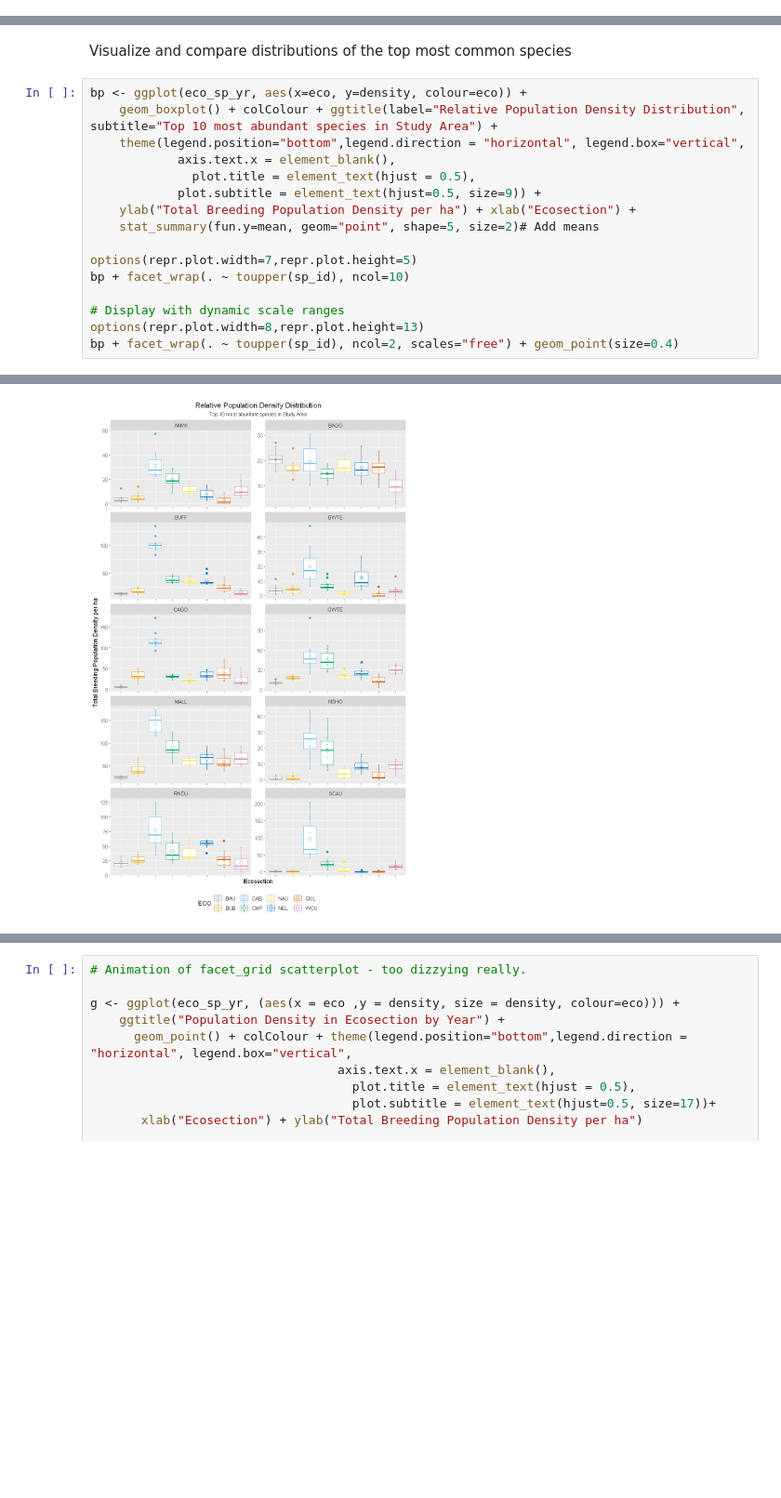
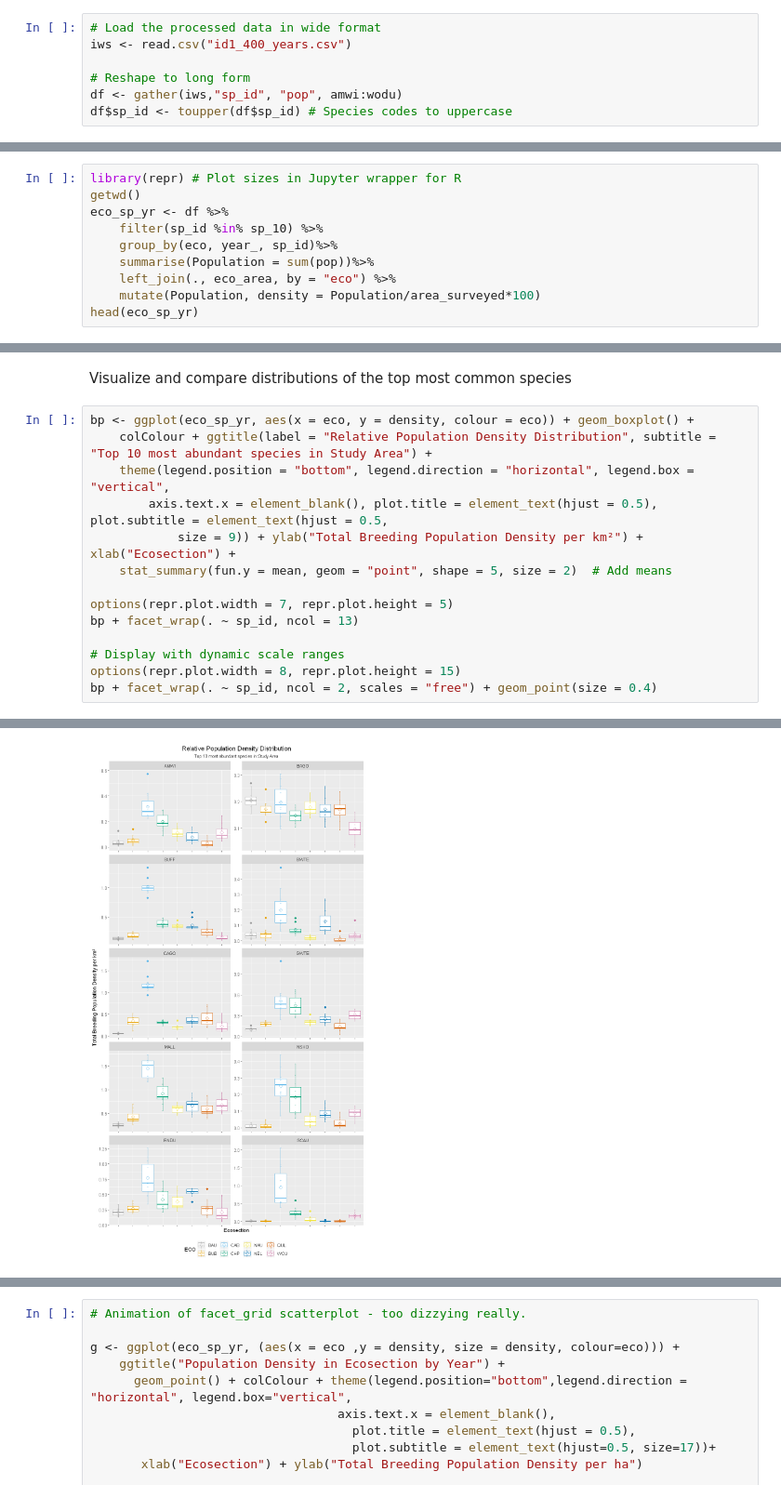
Before and after one commit to Yuhash/iws, a Jupyter notebook: IWS_Notebook.ipynb, the cells around one changed output, grey strips where cells are left out. Shown at 93% size. Cells and saved outputs as stored; diff of their text form; blank space fills up the shorter version.

```diff
--- a/IWS_Notebook.ipynb
+++ b/IWS_Notebook.ipynb
@@ -151,5 +101,12 @@ A data.frame: 6 × 34
 # %% [markdown]
 ### Data Exploration - Species Observation Records
+# %%
+# Load the processed data in wide format
+iws <- read.csv("id1_400_years.csv")
+
+# Reshape to long form
+df <- gather(iws,"sp_id", "pop", amwi:wodu)
+df$sp_id <- toupper(df$sp_id) # Species codes to uppercase
 # %%
 n_sp <- unique(df$sp_id)
 
@@ -364,0 +306,10 @@ A grouped_df: 6 × 9
+# %%
+library(repr) # Plot sizes in Jupyter wrapper for R
+getwd()
+eco_sp_yr <- df %>%
+    filter(sp_id %in% sp_10) %>%
+    group_by(eco, year_, sp_id)%>%
+    summarise(Population = sum(pop))%>%
+    left_join(., eco_area, by = "eco") %>%
+    mutate(Population, density = Population/area_surveyed*100)
+head(eco_sp_yr)
@@ -365,19 +327,17 @@ A grouped_df: 6 × 9
 # %% [markdown]
 Visualize and compare distributions of the top most common species
 # %%
-bp <- ggplot(eco_sp_yr, aes(x=eco, y=density, colour=eco)) +
-    geom_boxplot() + colColour + ggtitle(label="Relative Population Density Distribution", subtitle="Top 10 most abundant species in Study Area") +
-    theme(legend.position="bottom",legend.direction = "horizontal", legend.box="vertical",
-            axis.text.x = element_blank(),
-              plot.title = element_text(hjust = 0.5),
-            plot.subtitle = element_text(hjust=0.5, size=9)) +
-    ylab("Total Breeding Population Density per ha") + xlab("Ecosection") +
-    stat_summary(fun.y=mean, geom="point", shape=5, size=2)# Add means
+bp <- ggplot(eco_sp_yr, aes(x = eco, y = density, colour = eco)) + geom_boxplot() +
+    colColour + ggtitle(label = "Relative Population Density Distribution", subtitle = "Top 10 most abundant species in Study Area") +
+    theme(legend.position = "bottom", legend.direction = "horizontal", legend.box = "vertical",
+        axis.text.x = element_blank(), plot.title = element_text(hjust = 0.5), plot.subtitle = element_text(hjust = 0.5,
+            size = 9)) + ylab("Total Breeding Population Density per km²") + xlab("Ecosection") +
+    stat_summary(fun.y = mean, geom = "point", shape = 5, size = 2)  # Add means
 
-options(repr.plot.width=7,repr.plot.height=5)
-bp + facet_wrap(. ~ toupper(sp_id), ncol=10)
+options(repr.plot.width = 7, repr.plot.height = 5)
+bp + facet_wrap(. ~ sp_id, ncol = 13)
 
 # Display with dynamic scale ranges
-options(repr.plot.width=8,repr.plot.height=13)
-bp + facet_wrap(. ~ toupper(sp_id), ncol=2, scales="free") + geom_point(size=0.4)
+options(repr.plot.width = 8, repr.plot.height = 15)
+bp + facet_wrap(. ~ sp_id, ncol = 2, scales = "free") + geom_point(size = 0.4)
 # %% [output]
@@ -385,3 +345,3 @@ bp + facet_wrap(. ~ toupper(sp_id), ncol=2, scales="free") + geom_point(size=0.4
-[figure, old version]
+[figure, new version]
 # %%
 sp_yr <- ggplot(eco_sp_yr, aes(x = year_, y = density, colour = eco, shape = eco)) +
```
Also changed, not shown: parts of 49 cells of this notebook, 19 other files.
